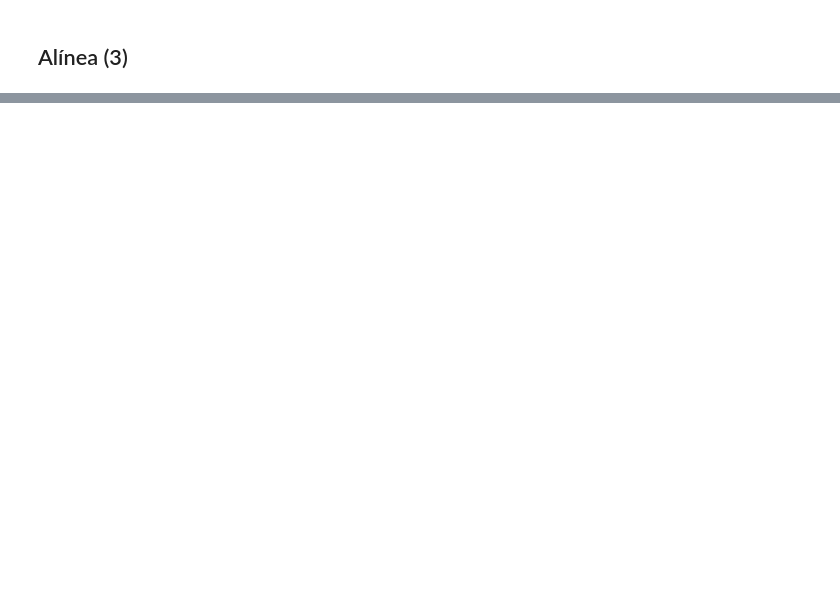
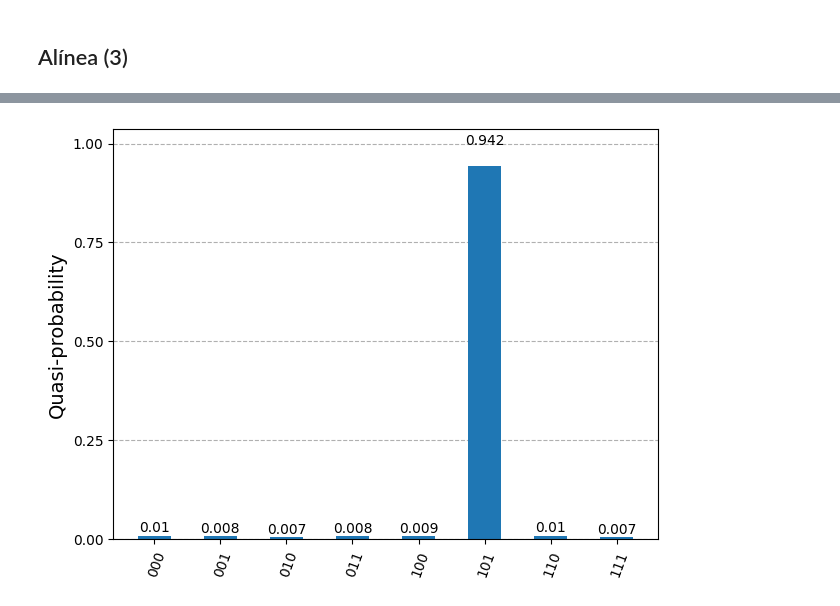
Before and after one commit to ManuelADSantos/Quantum_Computing_Specialization, a Jupyter notebook: projects/second_project/circuitos.ipynb, the cells around one changed output, grey strips where cells are left out. Saved outputs shown, nothing was run; the diff lists cells and outputs as text; code cells hidden in the pictures; blank space fills up the shorter version.

```diff
--- a/projects/second_project/circuitos.ipynb
+++ b/projects/second_project/circuitos.ipynb
@@ -19,0 +60,19 @@ q = QuantumRegister(3, name='q')
+# %%
+# Criar circuito do operador de difusão
+diffusion_circuit = QuantumCircuit(q, name='Diffusion')
+
+diffusion_circuit.h(q)
+diffusion_circuit.x(q)
+
+diffusion_circuit.barrier()
+
+diffusion_circuit.h(q[2])
+diffusion_circuit.ccx(q[0], q[1], q[2])
+diffusion_circuit.h(q[2])
+
+diffusion_circuit.barrier()
+
+diffusion_circuit.x(q)
+diffusion_circuit.h(q)
+
+diffusion_circuit.draw()
@@ -23,0 +105,15 @@ q = QuantumRegister(3, name='q')
+# %%
+# Criar circuito de Grover aqui
+number_of_cycles = 2
+grover_circuit = QuantumCircuit(q, name='Grover')
+
+grover_circuit.h(q)
+
+for _ in range(number_of_cycles):
+    grover_circuit.barrier()
+    grover_circuit.append(oracle_circuit, q)
+    grover_circuit.append(diffusion_circuit, q)
+
+grover_circuit.measure_all()
+
+grover_circuit.draw()
@@ -24,8 +156,11 @@ q = QuantumRegister(3, name='q')
 # %%
 # Simulação
-job = simulator.run([qc], shots=1024)
+runs = 1024
+job = simulator.run([grover_circuit], shots=runs)
 result = job.result()[0]
 counts = result.data.meas.get_counts()
 # %%
 # Visualização
-plot_histogram(counts)
+plot_histogram({k: v/1024 for k, v in counts.items()})
+# %% [output]
+[figure, added]
```
Also changed, not shown: parts of 10 cells of this notebook, 6 other files.
